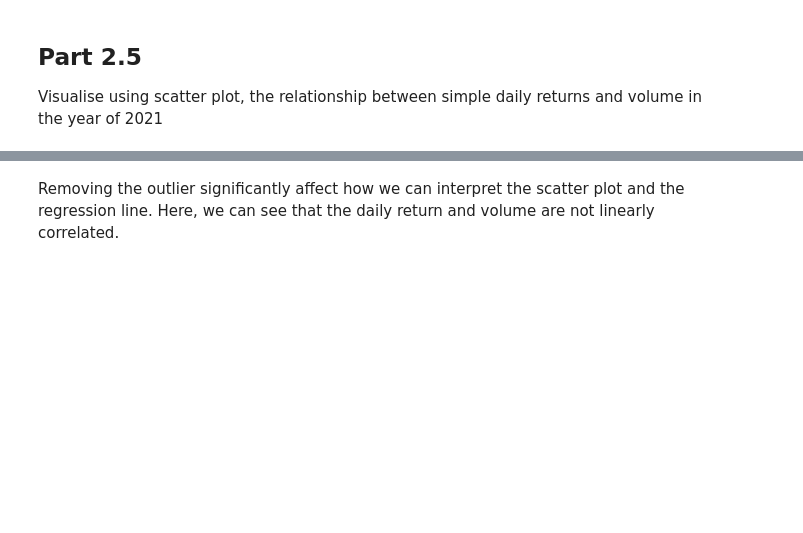
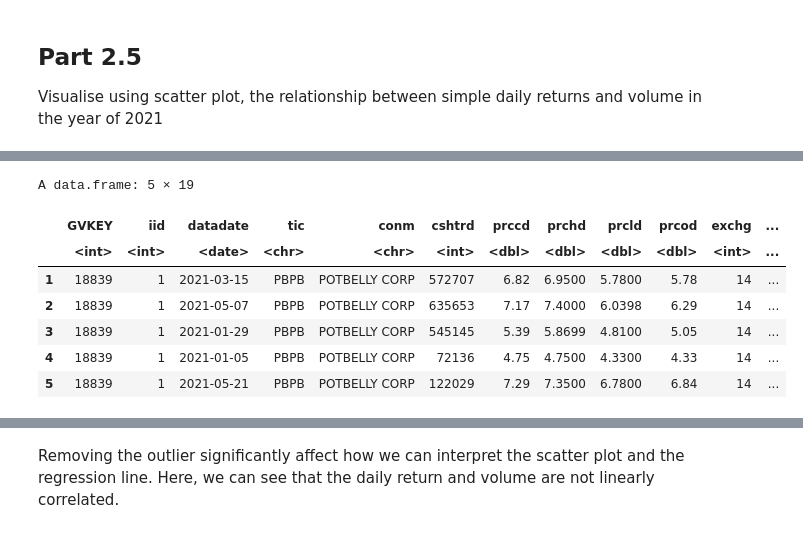
Before and after one commit to LiamHoogstad/Apps_R_HW1, a Jupyter notebook: MAIN_FILE.ipynb, the cells around one changed output, grey strips where cells are left out. Cells and saved outputs as stored; diff of their text form; code cells hidden in the pictures; blank space fills up the shorter version.

```diff
--- a/MAIN_FILE.ipynb
+++ b/MAIN_FILE.ipynb
@@ -752,0 +756,11 @@ A data.frame: 6 × 19
+# %%
+head(data_potbelly_2021 %>% arrange(desc(daily_ret)), 5)
+# %% [output]
+A data.frame: 5 × 19
+|  | GVKEY | iid | datadate | tic | conm | cshtrd | prccd | prchd | prcld | prcod | exchg | ... |
+|  | <int> | <int> | <date> | <chr> | <chr> | <int> | <dbl> | <dbl> | <dbl> | <dbl> | <int> | ... |
+| 1 | 18839 | 1 | 2021-03-15 | PBPB | POTBELLY CORP | 572707 | 6.82 | 6.9500 | 5.7800 | 5.78 | 14 | ... |
+| 2 | 18839 | 1 | 2021-05-07 | PBPB | POTBELLY CORP | 635653 | 7.17 | 7.4000 | 6.0398 | 6.29 | 14 | ... |
+| 3 | 18839 | 1 | 2021-01-29 | PBPB | POTBELLY CORP | 545145 | 5.39 | 5.8699 | 4.8100 | 5.05 | 14 | ... |
+| 4 | 18839 | 1 | 2021-01-05 | PBPB | POTBELLY CORP | 72136 | 4.75 | 4.7500 | 4.3300 | 4.33 | 14 | ... |
+| 5 | 18839 | 1 | 2021-05-21 | PBPB | POTBELLY CORP | 122029 | 7.29 | 7.3500 | 6.7800 | 6.84 | 14 | ... |
```
Also changed, not shown: parts of 11 cells of this notebook.
